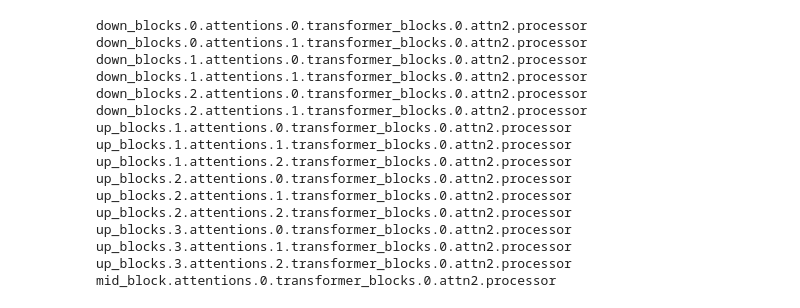
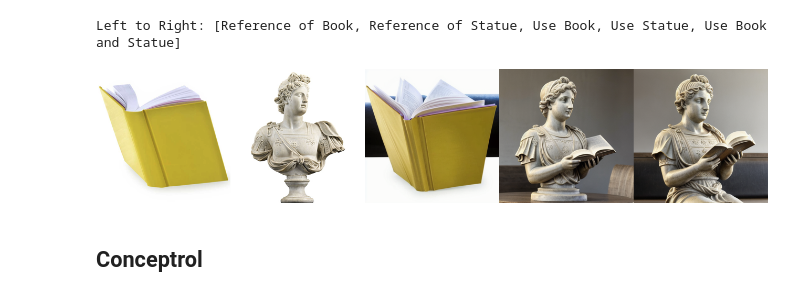
Before and after one commit to QY-H00/Conceptrol, a Jupyter notebook: demo_sd.ipynb, the cells around one changed output. Drawn from its saved outputs; the diff is of its cells as text; code cells hidden in the pictures.

```diff
--- a/demo_sd.ipynb
+++ b/demo_sd.ipynb
@@ -23,3 +35,41 @@ device = "cuda"
+# %%
+pipe = StableDiffusionCustomPipeline.from_pretrained(
+    base_model_path,
+    torch_dtype=torch.float16,
+    feature_extractor=None,
+    safety_checker=None
+)
+ip_pipe = IPAdapterPlus(pipe, image_encoder_path, ip_adapter_path, device, num_tokens=16)
+# %%
+prompt = "A statue is reading the book in the cafe, best quality, high quality"
+negative_prompt = "deformed, ugly, wrong proportion, low res, bad anatomy, worst quality, low quality"
+
+images = [book_image]
+concepts = ["the book"]
+
+ip_book = ip_pipe.generate(prompt=prompt, pil_images=images, subjects=concepts, num_samples=1, num_inference_steps=50,
+                            scale=0.6, negative_prompt=negative_prompt, control_guidance_start=0.0, seed=42)
+
+images = [statue_image]
+concepts = ["a statue"]
+
+ip_statue = ip_pipe.generate(prompt=prompt, pil_images=images, subjects=concepts, num_samples=1, num_inference_steps=50,
+                            scale=0.6, negative_prompt=negative_prompt, control_guidance_start=0.0, seed=42)
+
+images = [book_image, statue_image]
+concepts = ["the book", "a statue"]
+
+ip_compositional = ip_pipe.generate(prompt=prompt, pil_images=images, subjects=concepts, num_samples=1, num_inference_steps=50,
+                            scale=0.6, negative_prompt=negative_prompt, control_guidance_start=0.0, seed=42)
+
+print("Left to Right: [Reference of Book, Reference of Statue, Use Book, Use Statue, Use Book and Statue]")
+ip_results = image_grid([book_image, statue_image, ip_book[0], ip_statue[0], ip_compositional[0]], 1, 5)
+ip_results
+# %% [output]
+Left to Right: [Reference of Book, Reference of Statue, Use Book, Use Statue, Use Book and Statue]
+[figure, added]
+# %% [markdown]
+## Conceptrol
 # %%
 pipe = StableDiffusionCustomPipeline.from_pretrained(
     base_model_path,
@@ -27,22 +77,4 @@ pipe = StableDiffusionCustomPipeline.from_pretrained(
     feature_extractor=None,
     safety_checker=None
 )
-conceptrol_pipe = ConceptrolIPAdapterPlus(pipe, image_encoder_path, ip_adapter_path, device, num_tokens=16, global_masking=True, adaptive_scale_mask=True)
-ip_pipe = IPAdapterPlus(pipe, image_encoder_path, ip_adapter_path, device, num_tokens=16)
+conceptrol_pipe = ConceptrolIPAdapterPlus(pipe, image_encoder_path, ip_adapter_path, device, num_tokens=16, global_masking=True, adaptive_scale_mask=False)
-# %% [output]
-down_blocks.0.attentions.0.transformer_blocks.0.attn2.processor
-down_blocks.0.attentions.1.transformer_blocks.0.attn2.processor
-down_blocks.1.attentions.0.transformer_blocks.0.attn2.processor
-down_blocks.1.attentions.1.transformer_blocks.0.attn2.processor
-down_blocks.2.attentions.0.transformer_blocks.0.attn2.processor
-down_blocks.2.attentions.1.transformer_blocks.0.attn2.processor
-up_blocks.1.attentions.0.transformer_blocks.0.attn2.processor
-up_blocks.1.attentions.1.transformer_blocks.0.attn2.processor
-up_blocks.1.attentions.2.transformer_blocks.0.attn2.processor
-up_blocks.2.attentions.0.transformer_blocks.0.attn2.processor
-up_blocks.2.attentions.1.transformer_blocks.0.attn2.processor
-up_blocks.2.attentions.2.transformer_blocks.0.attn2.processor
-up_blocks.3.attentions.0.transformer_blocks.0.attn2.processor
-up_blocks.3.attentions.1.transformer_blocks.0.attn2.processor
-up_blocks.3.attentions.2.transformer_blocks.0.attn2.processor
-mid_block.attentions.0.transformer_blocks.0.attn2.processor
```
Also changed, not shown: parts of 12 cells of this notebook, 10 other files.
